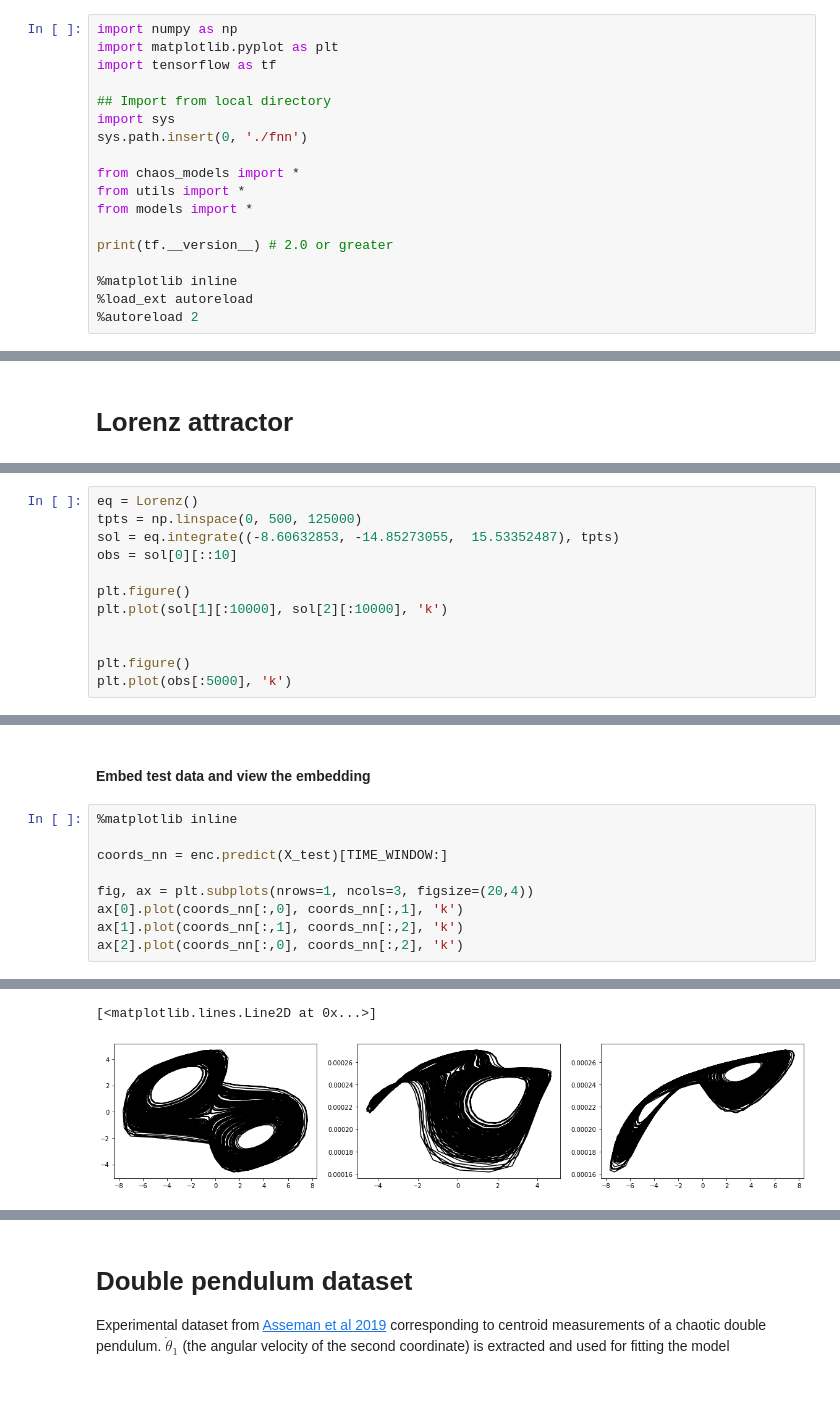
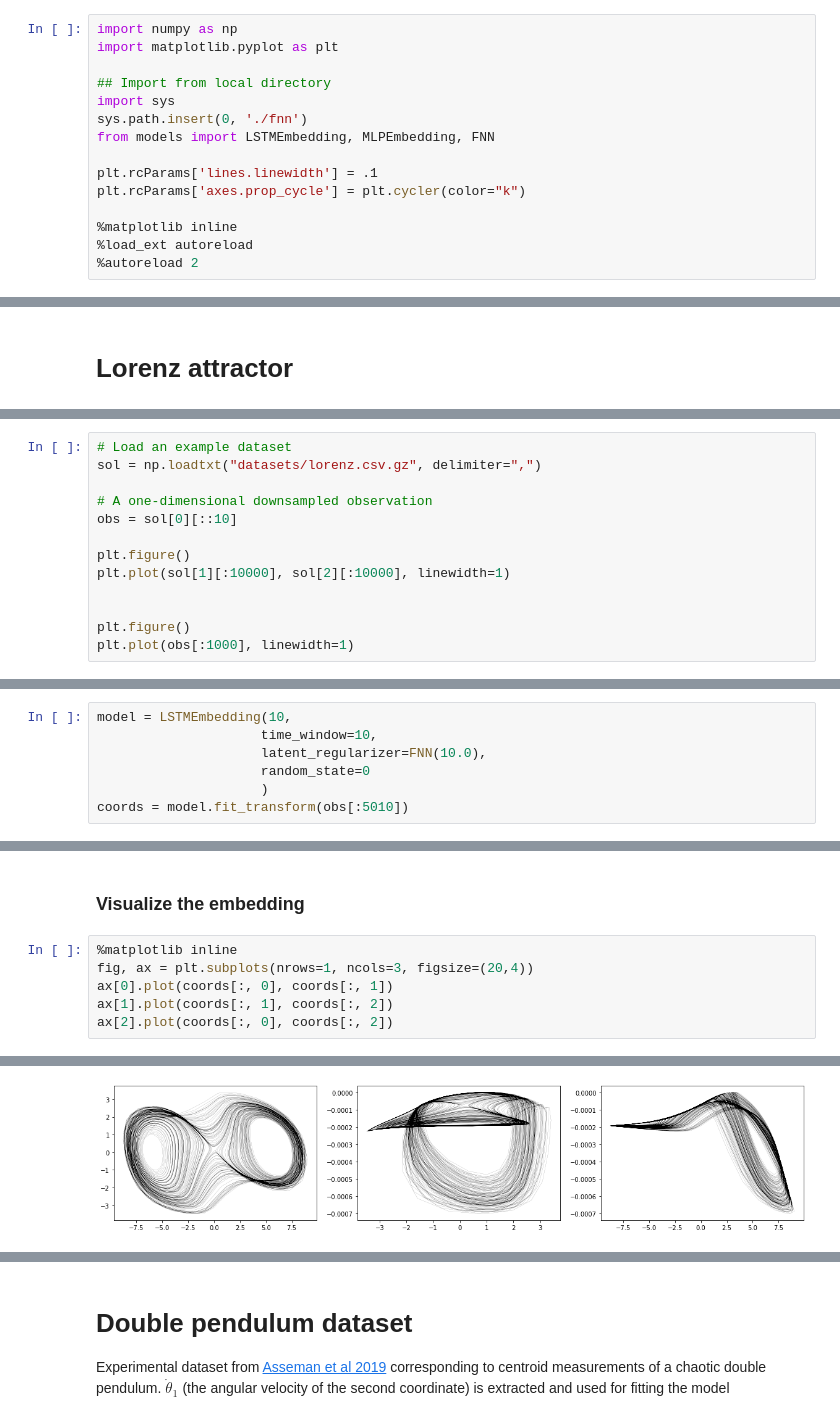
Before and after one commit to williamgilpin/fnn, a Jupyter notebook: demos.ipynb, the cells around one changed output, grey strips where cells are left out. Saved outputs shown, nothing was run; the diff lists cells and outputs as text; blank space fills up the shorter version.

```diff
--- a/demos.ipynb
+++ b/demos.ipynb
@@ -3,17 +3,14 @@
 # %%
 import numpy as np
 import matplotlib.pyplot as plt
-import tensorflow as tf
 
 ## Import from local directory
 import sys
 sys.path.insert(0, './fnn')
+from models import LSTMEmbedding, MLPEmbedding, FNN
 
-from chaos_models import *
-from utils import *
-from models import *
-
-print(tf.__version__) # 2.0 or greater
+plt.rcParams['lines.linewidth'] = .1
+plt.rcParams['axes.prop_cycle'] = plt.cycler(color="k")
 
 %matplotlib inline
 %load_ext autoreload
@@ -27,14 +22,15 @@ print(tf.__version__) # 2.0 or greater
 # %%
-eq = Lorenz()
-tpts = np.linspace(0, 500, 125000)
-sol = eq.integrate((-8.60632853, -14.85273055,  15.53352487), tpts)
+# Load an example dataset
+sol = np.loadtxt("datasets/lorenz.csv.gz", delimiter=",")
+
+# A one-dimensional downsampled observation
 obs = sol[0][::10]
 
 plt.figure()
-plt.plot(sol[1][:10000], sol[2][:10000], 'k')
+plt.plot(sol[1][:10000], sol[2][:10000], linewidth=1)
 
 
 plt.figure()
-plt.plot(obs[:5000], 'k')
+plt.plot(obs[:1000], linewidth=1)
 # %% [output]
 [<matplotlib.lines.Line2D at 0x...>]
@@ -92,0 +41,7 @@ To silence this warning, decorate the function with @tf.autograph.experimental.d
+# %%
+model = LSTMEmbedding(10,
+                     time_window=10,
+                     latent_regularizer=FNN(10.0),
+                     random_state=0
+                     )
+coords = model.fit_transform(obs[:5010])
@@ -93,12 +57,9 @@ To silence this warning, decorate the function with @tf.autograph.experimental.d
 # %% [markdown]
-#### Embed test data and view the embedding
+### Visualize the embedding
 # %%
 %matplotlib inline
-
-coords_nn = enc.predict(X_test)[TIME_WINDOW:]
-
 fig, ax = plt.subplots(nrows=1, ncols=3, figsize=(20,4))
-ax[0].plot(coords_nn[:,0], coords_nn[:,1], 'k')
-ax[1].plot(coords_nn[:,1], coords_nn[:,2], 'k')
-ax[2].plot(coords_nn[:,0], coords_nn[:,2], 'k')
+ax[0].plot(coords[:, 0], coords[:, 1])
+ax[1].plot(coords[:, 1], coords[:, 2])
+ax[2].plot(coords[:, 0], coords[:, 2])
 # %% [output]
@@ -113,3 +67,2 @@ To silence this warning, decorate the function with @tf.autograph.experimental.d
-[<matplotlib.lines.Line2D at 0x...>]
-[figure, old version]
+[figure, new version]
 # %%
```
Also changed, not shown: parts of 36 cells of this notebook, 12 other files.
